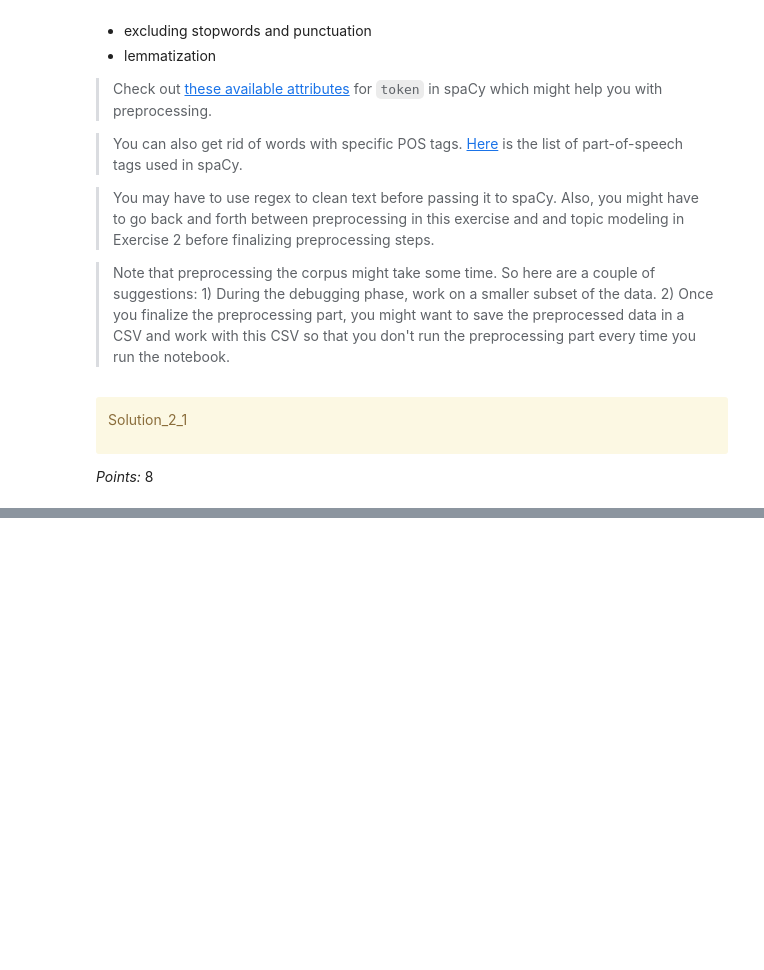
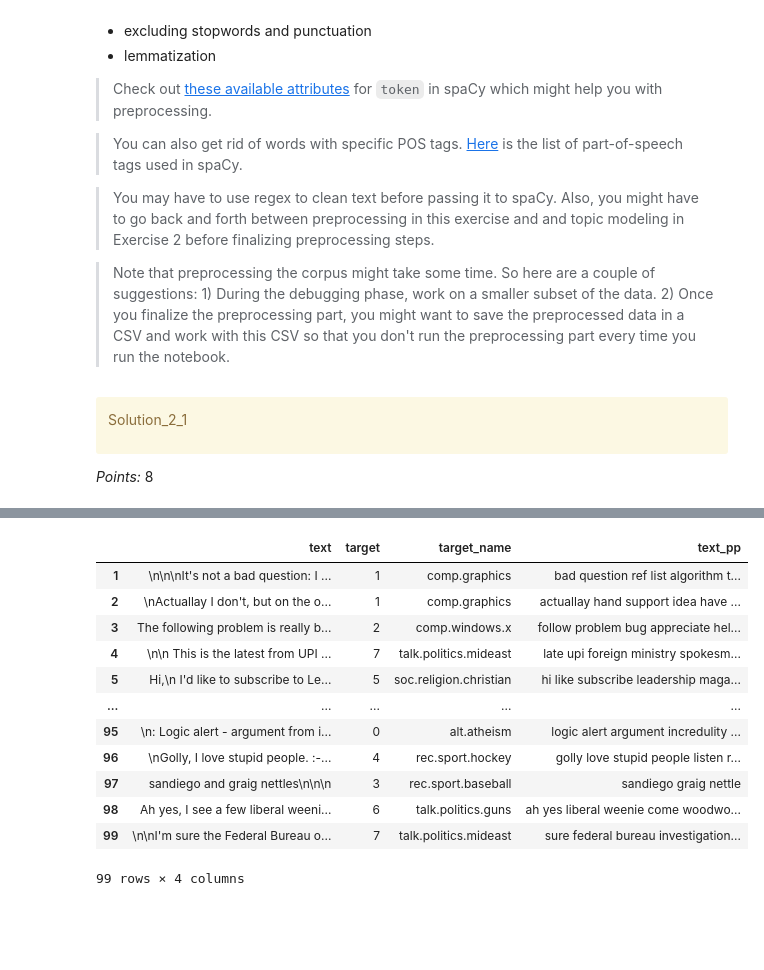
Before and after one commit to moraesand/hw7_330, a Jupyter notebook: hw7.ipynb, the cells around one changed output, grey strips where cells are left out. Drawn from its saved outputs; the diff is of its cells as text; code cells hidden in the pictures; blank space fills up the shorter version.

```diff
--- a/hw7.ipynb
+++ b/hw7.ipynb
@@ -556,6 +579,31 @@ Solution_2_1
 
 _Points:_ 8
 # %%
-...
+import re
+
+def preprocess(text):
+    # clean raw text first
+    text = re.sub(r'[\n\t\\/]', ' ', text)
+    text = re.sub(r'http\S+|www\.\S+', 'URL', text)
+    text = re.sub(r'\S+@\S+', 'EMAIL', text)
+    text = re.sub(r'\b\d+[\d.,]*\b', 'NUM', text)
+    text = re.sub(r'\s+', ' ', text).strip()
+
+    doc = nlp(text)
+    tokens = []
+    for token in doc:
+        if token.is_stop or token.is_punct or token.is_space:
+            continue
+        if len(token) <= 1:
+            continue
+        if token.like_num:
+            continue
+        if token.text in ["URL", "EMAIL", "NUM"]:
+            continue
+        else:
+            tokens.append(token.lemma_.lower())
+    return " ".join(tokens)
+
+df["text_pp"] = df["text"].apply(preprocess)
 # %%
 ...
@@ -564,5 +616,19 @@ _Points:_ 8
 # %%
-df.iloc[2:6]
+df.iloc[1:100]
+# %% [output]
+|  | text | target | target_name | text_pp |
+| 1 | \n\n\nIt's not a bad question: I ... | 1 | comp.graphics | bad question ref list algorithm t... |
+| 2 | \nActuallay I don't, but on the o... | 1 | comp.graphics | actuallay hand support idea have ... |
+| 3 | The following problem is really b... | 2 | comp.windows.x | follow problem bug appreciate hel... |
+| 4 | \n\n This is the latest from UPI ... | 7 | talk.politics.mideast | late upi foreign ministry spokesm... |
+| 5 | Hi,\n I'd like to subscribe to Le... | 5 | soc.religion.christian | hi like subscribe leadership maga... |
+| ... | ... | ... | ... | ... |
+| 95 | \n: Logic alert - argument from i... | 0 | alt.atheism | logic alert argument incredulity ... |
+| 96 | \nGolly, I love stupid people. :-... | 4 | rec.sport.hockey | golly love stupid people listen r... |
+| 97 | sandiego and graig nettles\n\n\n | 3 | rec.sport.baseball | sandiego graig nettle |
+| 98 | Ah yes, I see a few liberal weeni... | 6 | talk.politics.guns | ah yes liberal weenie come woodwo... |
+| 99 | \n\nI'm sure the Federal Bureau o... | 7 | talk.politics.mideast | sure federal bureau investigation... |
+99 rows × 4 columns
 # %% [markdown]
 <!-- END QUESTION -->
 
```
Also changed, not shown: parts of 9 cells of this notebook, 1 other file.
